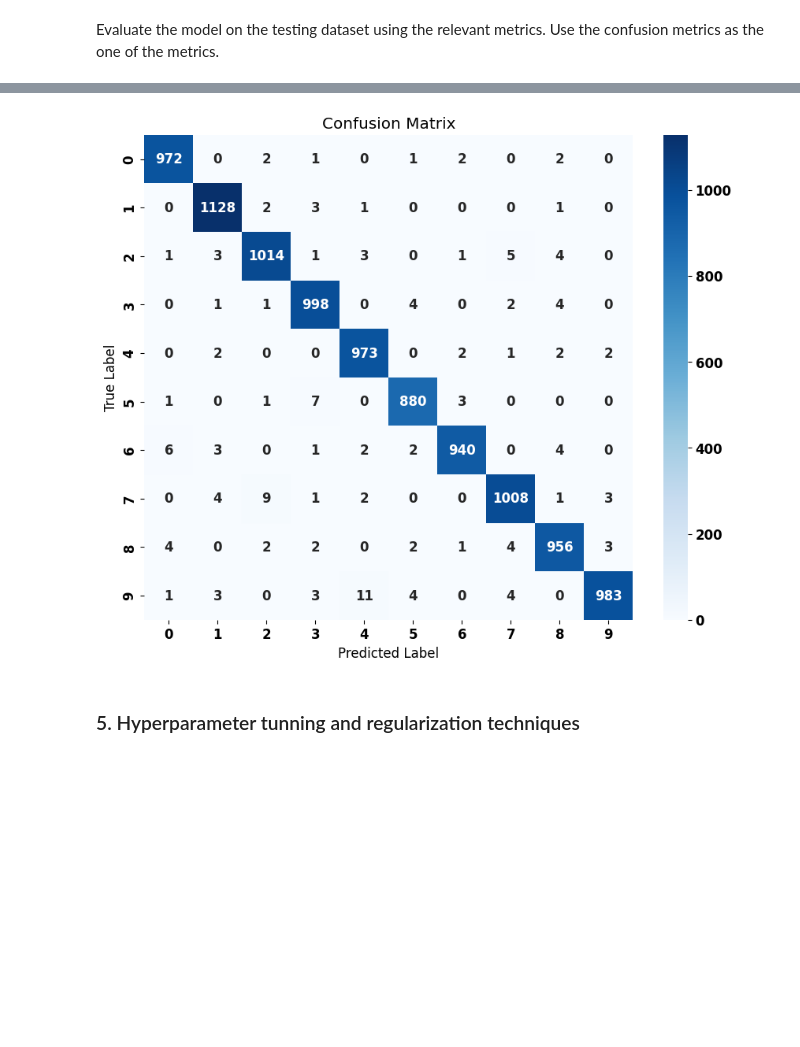
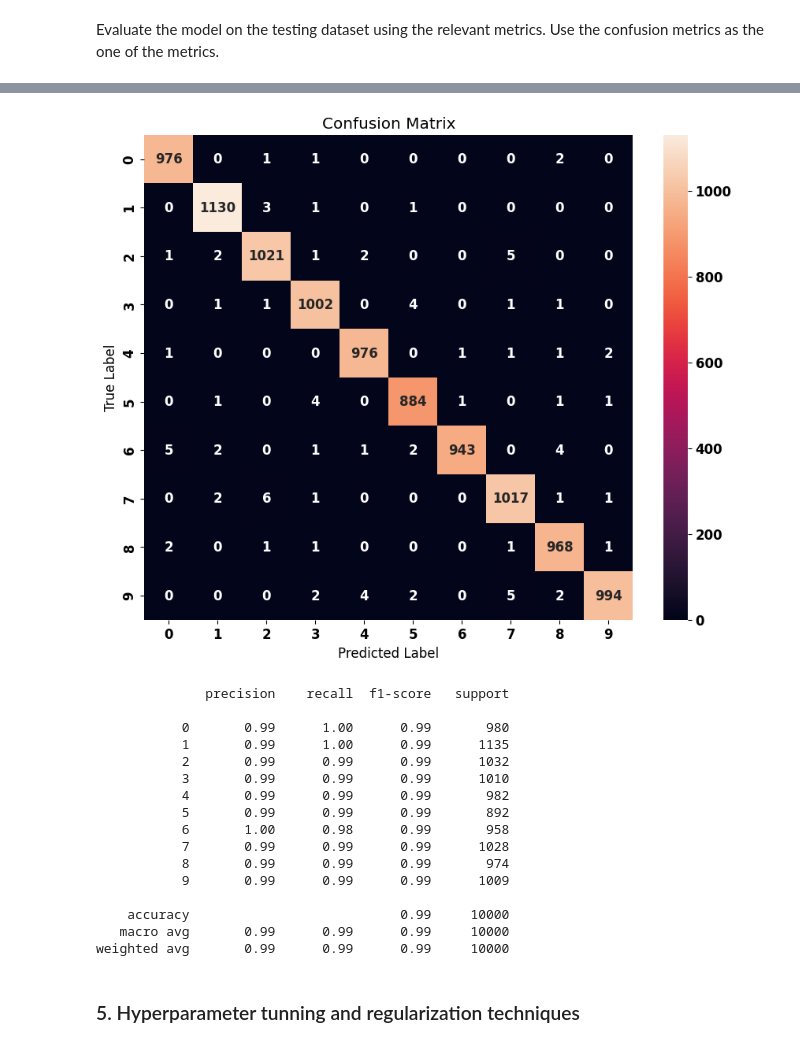
Before and after one commit to janosv246/MPA-MLF, a Jupyter notebook: Lab_07/Ex_07.ipynb, the cells around one changed output, grey strips where cells are left out. Cells and saved outputs as stored; diff of their text form; code cells hidden in the pictures; blank space fills up the shorter version.

```diff
--- a/Lab_07/Ex_07.ipynb
+++ b/Lab_07/Ex_07.ipynb
@@ -91,8 +92,8 @@ X_train = X_train.reshape(X_train.shape[0], 28, 28, 1)
 X_test = X_test.reshape(X_test.shape[0], 28, 28, 1)
 
 num_classes = 10
-y_train = keras.utils.to_categorical(y_train, num_classes)
-y_test = keras.utils.to_categorical(y_test, num_classes)
+y_train = to_categorical(y_train, num_classes)
+y_test = to_categorical(y_test, num_classes)
 
 print(f"X_train shape: {X_train.shape}")
 print(f"y_train shape: {y_train.shape}")
@@ -116,11 +117,13 @@ Input_layer -> Convolutional_layer(kernel_size=(3,3), no_channels=32) -> Maxpool
 model = Sequential()
 ###################################
 # Write your own code here #
-model.add(keras.layers.Conv2D(32, kernel_size=(3, 3), activation='relu', input_shape=(28, 28, 1)))
-model.add(keras.layers.MaxPooling2D(pool_size=(2, 2)))
-model.add(keras.layers.Dropout(0.3))
-model.add(keras.layers.Flatten())
-model.add(keras.layers.Dense(num_classes, activation='softmax'))
+model.add(Conv2D(32, kernel_size=(3, 3), activation='relu', input_shape=(28, 28, 1)))
+model.add(Dropout(0.2))
+model.add(Conv2D(32, kernel_size=(3, 3), activation='relu'))
+model.add(MaxPooling2D(pool_size=(2, 2)))
+model.add(Dropout(0.3))
+model.add(Flatten())
+model.add(Dense(num_classes, activation='softmax'))
 ###################################
 # %% [markdown]
 #### 2.2 Compile the model
@@ -128,13 +131,13 @@ model.add(keras.layers.Dense(num_classes, activation='softmax'))
 Build the model, use the relevant metrics, optimizer and loss function. While choosing the metrics and loss function, consider fact that we are are trying to solve the multiclass classification problem
 # %%
 loss = 'categorical_crossentropy'
-optimizer = keras.optimizers.AdamW(learning_rate=0.001)
+optimizer = Adam(learning_rate=0.001)
 metrics = ['accuracy']
 
 ###################################
 # Write your own code here #
 model.compile(loss=loss, optimizer=optimizer, metrics=metrics)
-early_stopping = EarlyStopping(monitor='val_loss', patience=5, restore_best_weights=True)
+early_stopping = EarlyStopping(monitor='val_loss', patience=3, restore_best_weights=True)
 ###################################
 model.summary()
 # %% [output]
@@ -164,8 +171,8 @@ train your model, define the relevant hyperparameters (no. epochs, batch_size),
 # %%
 ###################################
 # Write your own code here #
-epochs = 50
-batch_size = 128
+epochs = 100
+batch_size = 64
 history = model.fit(X_train, y_train, batch_size=batch_size, epochs=epochs, validation_split=0.2)
 ###################################
 # %% [output]
@@ -234,10 +241,11 @@ y_true = np.argmax(y_test, axis=1)
 cm = confusion_matrix(y_true, y_pred)
 
 plt.figure(figsize=(10, 8))
-sns.heatmap(cm, annot=True, fmt='d', xticklabels=range(num_classes), yticklabels=range(num_classes), cmap="Blues")
+sns.heatmap(cm, annot=True, fmt='d', xticklabels=range(num_classes), yticklabels=range(num_classes))
 plt.xlabel('Predicted Label')
 plt.ylabel('True Label')
 plt.title('Confusion Matrix')
 plt.show()
+print(classification_report(y_true, y_pred))
 ###################################
 # %% [output]
@@ -246,5 +254,21 @@ Test Accuracy: 0.9852
 313/313 ━━━━━━━━━━━━━━━━━━━━ 1s 2ms/step
-[figure, old version]
+[figure, new version]
+              precision    recall  f1-score   support
+
+           0       0.99      1.00      0.99       980
+           1       0.99      1.00      0.99      1135
+           2       0.99      0.99      0.99      1032
+           3       0.99      0.99      0.99      1010
+           4       0.99      0.99      0.99       982
+           5       0.99      0.99      0.99       892
+           6       1.00      0.98      0.99       958
+           7       0.99      0.99      0.99      1028
+           8       0.99      0.99      0.99       974
+           9       0.99      0.99      0.99      1009
+
+    accuracy                           0.99     10000
+   macro avg       0.99      0.99      0.99     10000
+weighted avg       0.99      0.99      0.99     10000
 # %% [markdown]
 ### 5. Hyperparameter tunning and regularization techniques
 # %% [markdown]
```
Also changed, not shown: parts of 7 cells of this notebook.
